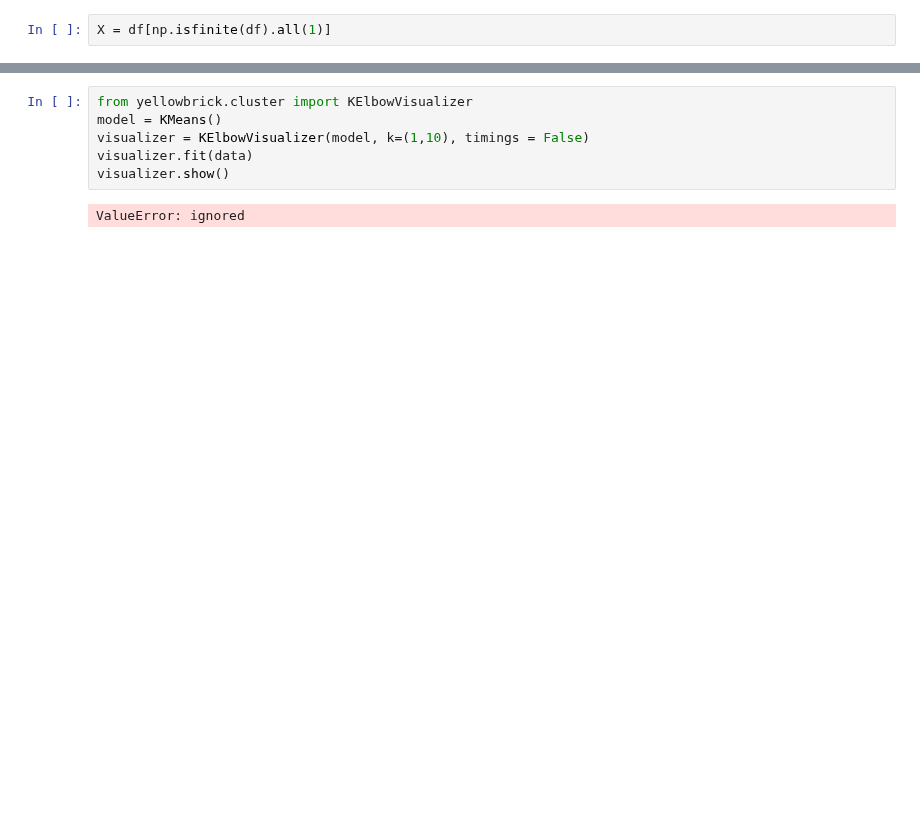
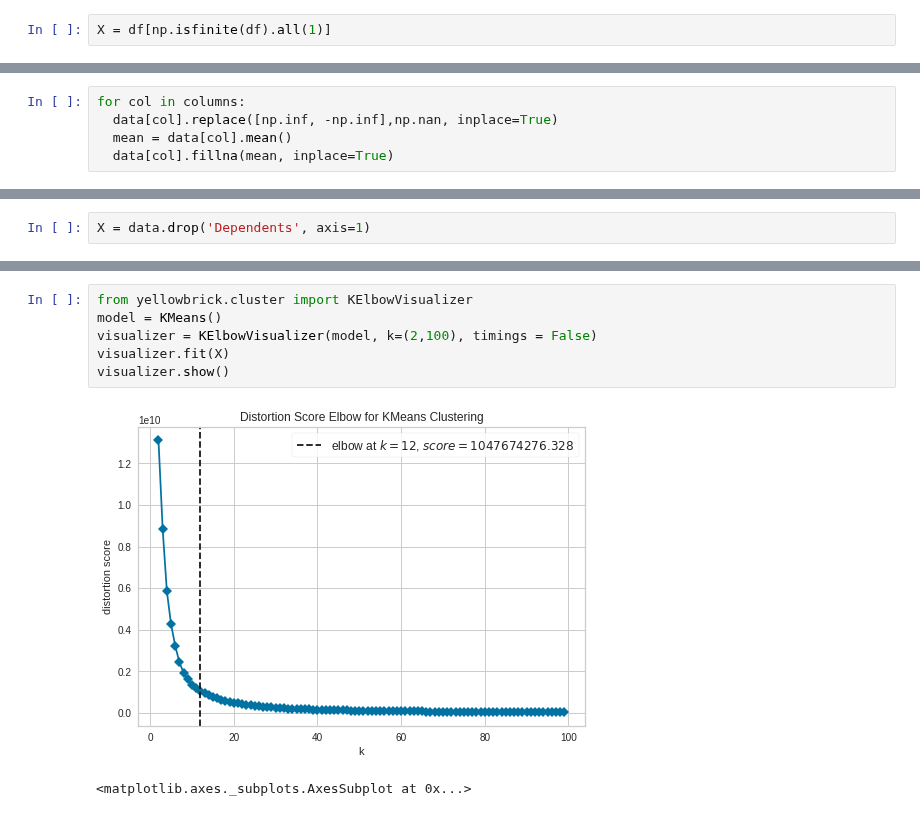
Before and after one commit to MartinNde/MartinN_1, a Jupyter notebook: Copy_of_Loan_Prediction_.ipynb, the cells around one changed output, grey strips where cells are left out. Saved outputs shown, nothing was run; the diff lists cells and outputs as text; blank space fills up the shorter version.

```diff
--- a/Copy_of_Loan_Prediction_.ipynb
+++ b/Copy_of_Loan_Prediction_.ipynb
@@ -653,0 +690,5 @@ X = df[np.isfinite(df).all(1)]
+# %%
+for col in columns:
+  data[col].replace([np.inf, -np.inf],np.nan, inplace=True)
+  mean = data[col].mean()
+  data[col].fillna(mean, inplace=True)
@@ -653,0 +717,2 @@ X = df[np.isfinite(df).all(1)]
+# %%
+X = data.drop('Dependents', axis=1)
@@ -654,8 +740,9 @@ X = df[np.isfinite(df).all(1)]
 # %%
 from yellowbrick.cluster import KElbowVisualizer
 model = KMeans()
-visualizer = KElbowVisualizer(model, k=(1,10), timings = False)
-visualizer.fit(data)
+visualizer = KElbowVisualizer(model, k=(2,100), timings = False)
+visualizer.fit(X)
 visualizer.show()
 # %% [output]
+[figure, added]
-ValueError: ignored
+<matplotlib.axes._subplots.AxesSubplot at 0x...>
```
Also changed, not shown: parts of 14 cells of this notebook.
